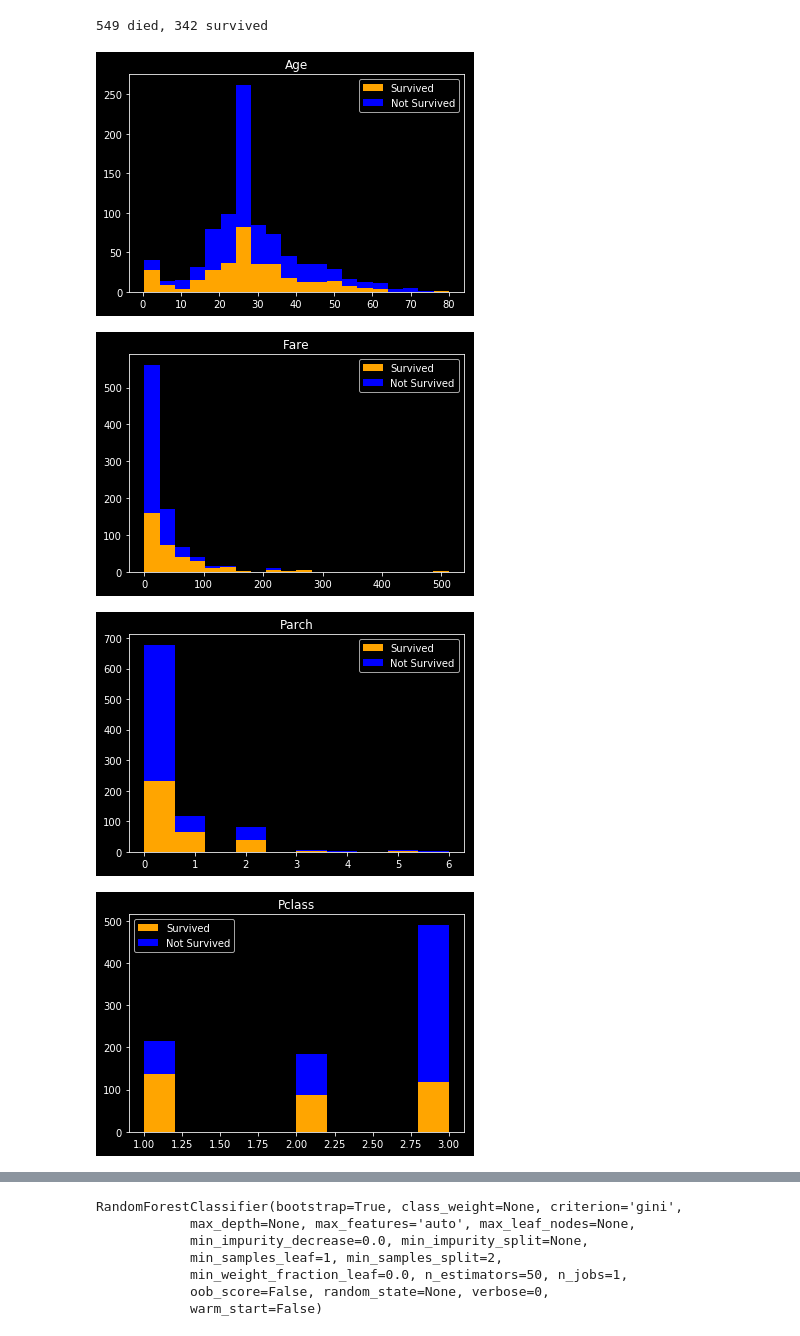
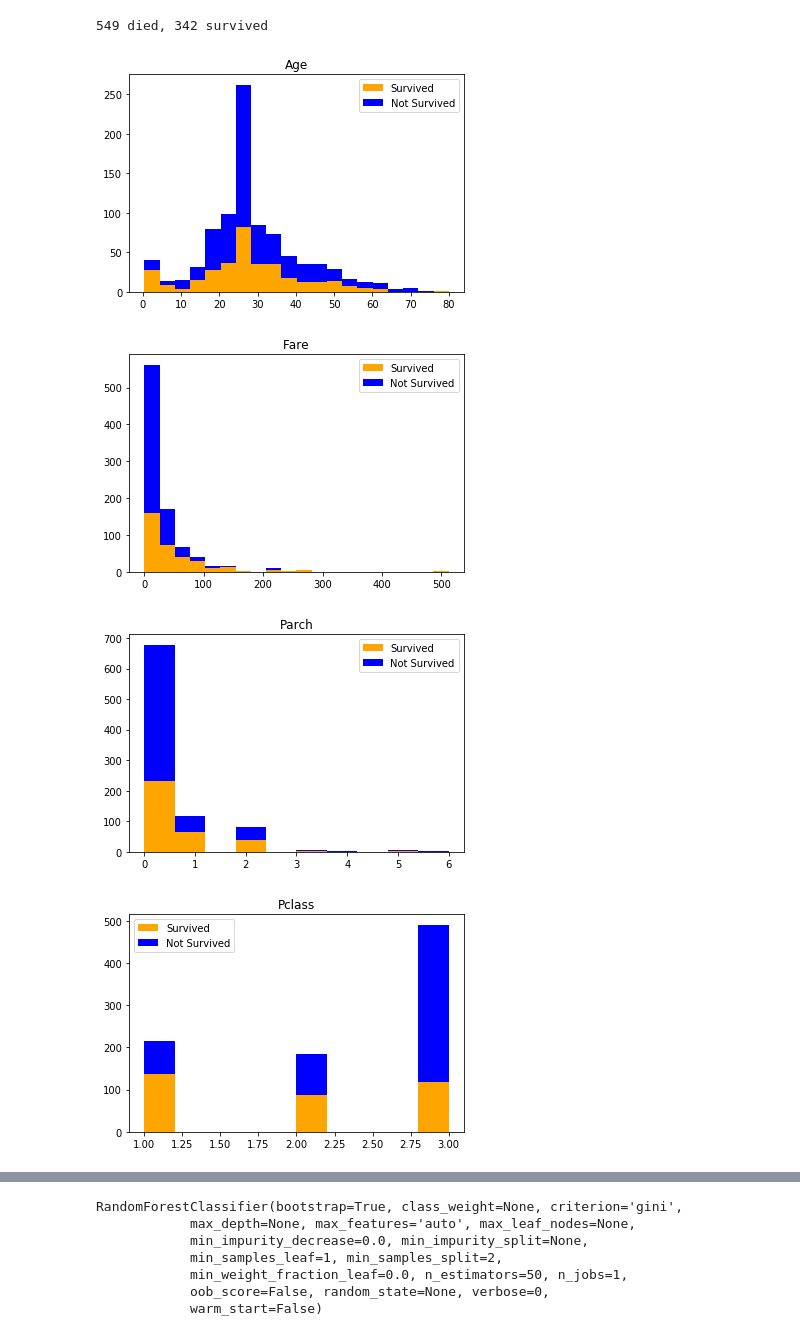
Before and after one commit to charliedavenport/ACM_ML, a Jupyter notebook: Titanic Dataset/Titanic.ipynb, the cells around one changed output, grey strips where cells are left out. Cells and saved outputs as stored; diff of their text form; code cells hidden in the pictures.

```diff
--- a/Titanic Dataset/Titanic.ipynb
+++ b/Titanic Dataset/Titanic.ipynb
@@ -123,14 +123,14 @@ def show_histogram(colname, bins=None):
     plt.title(colname)
     plt.show()
 # %%
-plt.style.use('dark_background')
+#plt.style.use('dark_background')
 show_histogram('Age', 20)
 show_histogram('Fare', 20)
 show_histogram('Parch')
 show_histogram('Pclass')
 show_histogram('Sex')
 # %% [output]
-[figure, old version]
+[figure, new version]
-[figure, old version]
+[figure, new version]
-[figure, old version]
+[figure, new version]
-[figure, old version]
+[figure, new version]
```
Also changed, not shown: parts of 2 cells of this notebook, 1 other file.
